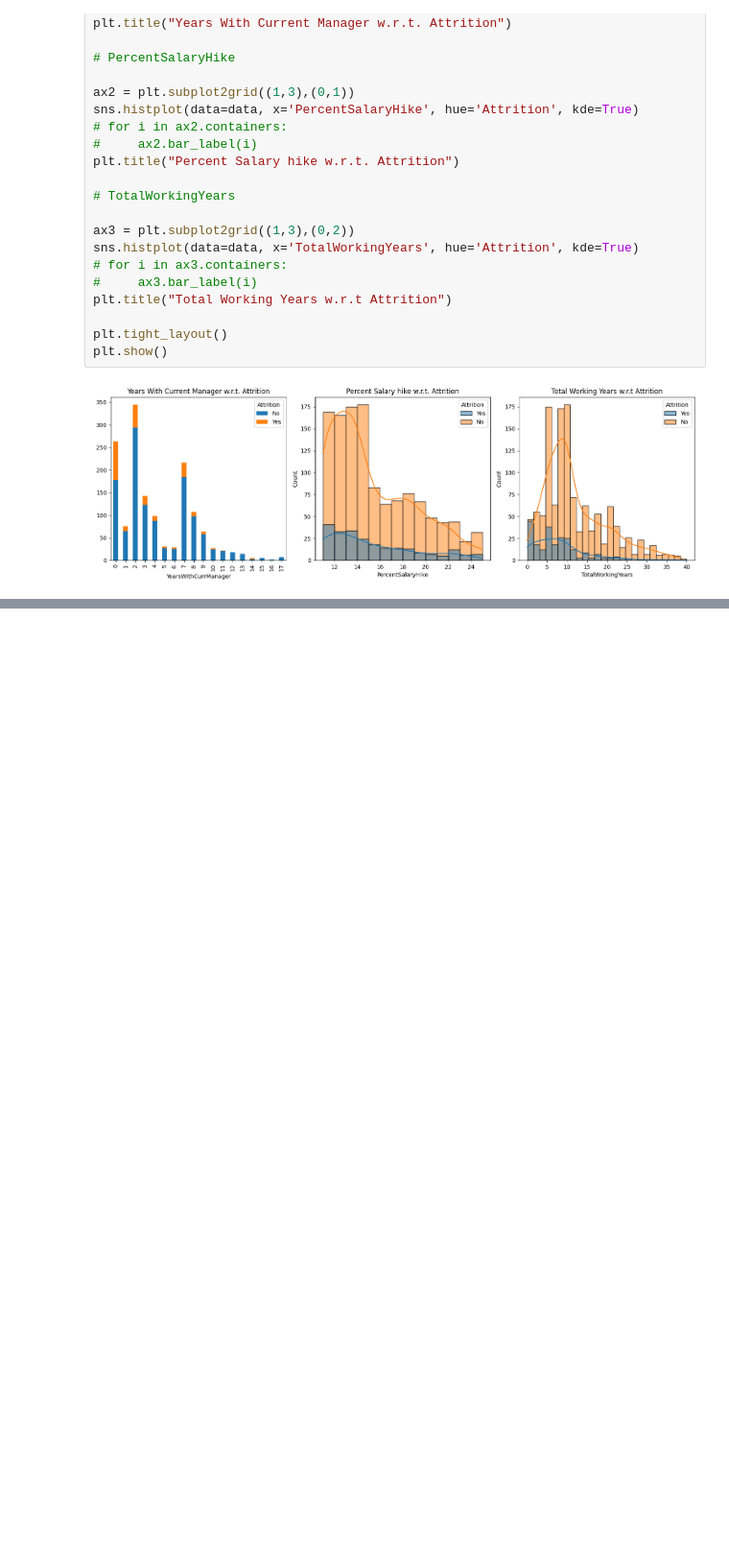
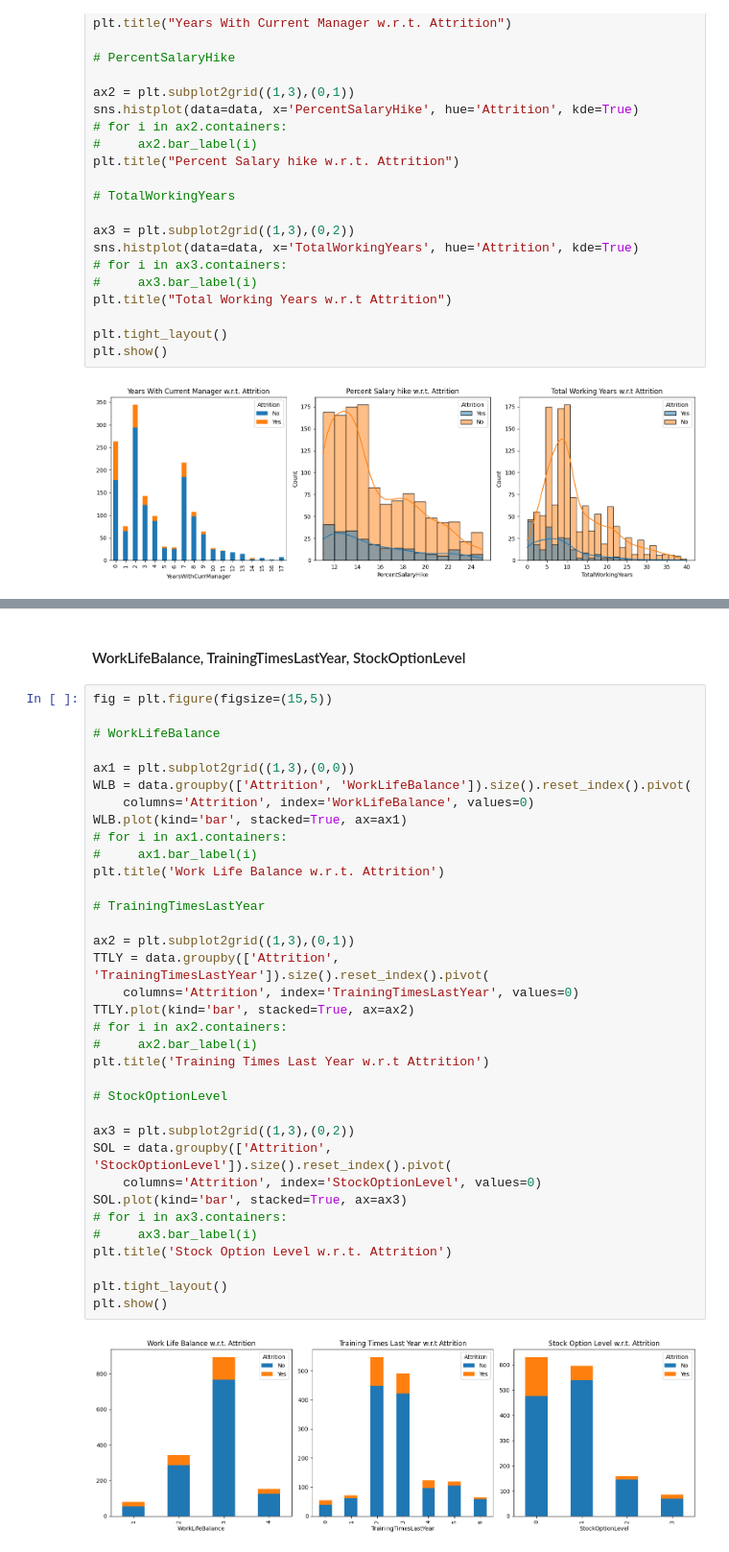
Before and after one commit to Akshay-Paunikar/IBM_Employee_Attrition_ML, a Jupyter notebook: notebook/IBM_Employee_Attrition_EDA.ipynb, the cells around one changed output, grey strips where cells are left out. Shown: that part at 96% size. Saved outputs shown, nothing was run; the diff lists cells and outputs as text; blank space fills up the shorter version.

```diff
--- a/notebook/IBM_Employee_Attrition_EDA.ipynb
+++ b/notebook/IBM_Employee_Attrition_EDA.ipynb
@@ -508,0 +558,39 @@ plt.show()
+# %% [markdown]
+#### WorkLifeBalance, TrainingTimesLastYear, StockOptionLevel
+# %%
+fig = plt.figure(figsize=(15,5))
+
+# WorkLifeBalance
+
+ax1 = plt.subplot2grid((1,3),(0,0))
+WLB = data.groupby(['Attrition', 'WorkLifeBalance']).size().reset_index().pivot(
+    columns='Attrition', index='WorkLifeBalance', values=0)
+WLB.plot(kind='bar', stacked=True, ax=ax1)
+# for i in ax1.containers:
+#     ax1.bar_label(i)
+plt.title('Work Life Balance w.r.t. Attrition')
+
+# TrainingTimesLastYear
+
+ax2 = plt.subplot2grid((1,3),(0,1))
+TTLY = data.groupby(['Attrition', 'TrainingTimesLastYear']).size().reset_index().pivot(
+    columns='Attrition', index='TrainingTimesLastYear', values=0)
+TTLY.plot(kind='bar', stacked=True, ax=ax2)
+# for i in ax2.containers:
+#     ax2.bar_label(i)
+plt.title('Training Times Last Year w.r.t Attrition')
+
+# StockOptionLevel
+
+ax3 = plt.subplot2grid((1,3),(0,2))
+SOL = data.groupby(['Attrition', 'StockOptionLevel']).size().reset_index().pivot(
+    columns='Attrition', index='StockOptionLevel', values=0)
+SOL.plot(kind='bar', stacked=True, ax=ax3)
+# for i in ax3.containers:
+#     ax3.bar_label(i)
+plt.title('Stock Option Level w.r.t. Attrition')
+
+plt.tight_layout()
+plt.show()
+# %% [output]
+[figure, added]
```
Also changed, not shown: parts of 14 cells of this notebook.
